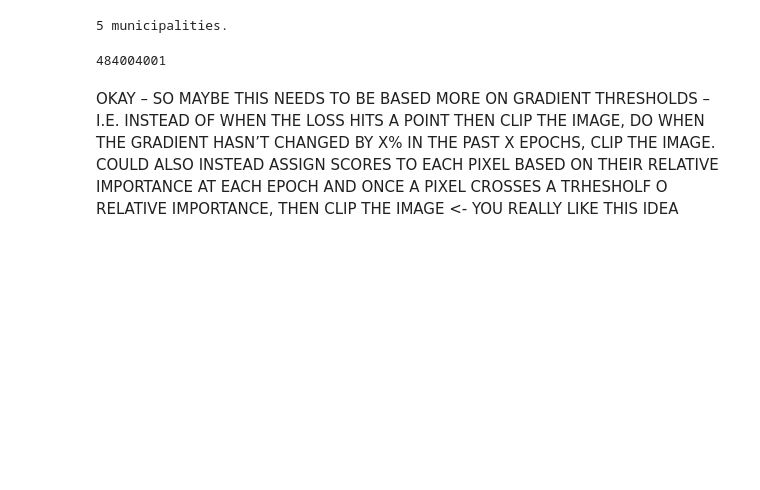
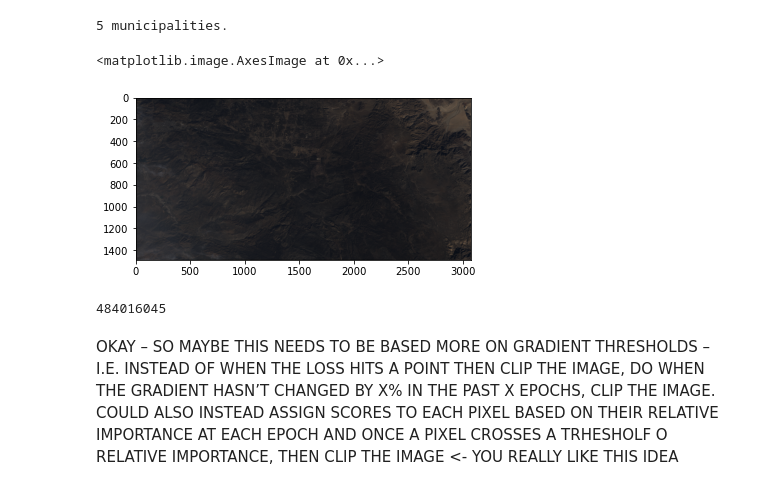
Before and after one commit to heatherbaier/geozoom-net, a Jupyter notebook: starting_real_training2-Copy1.ipynb, the cells around one changed output. Drawn from its saved outputs; the diff is of its cells as text; code cells hidden in the pictures; blank space fills up the shorter version.

```diff
--- a/starting_real_training2-Copy1.ipynb
+++ b/starting_real_training2-Copy1.ipynb
@@ -50,14 +50,21 @@ from utils2 import *
 #     SqED[SqED<0]=0.0
 #     ED = np.sqrt(SqED)
 #     return ED
+# %%
+image_indices = [0, 427, 775, 1000, 1042]
 # %%
-image_names = get_png_names("../pooling/data/MEX2/")[0:5]
+# image_names = get_png_names("../pooling/data/MEX2/")#[100:105]
+image_names = get_png_names("../pooling/data/MEX2/")
+image_names = [image_names[i] for i in range(len(image_names)) if i in image_indices]
 y = get_migrants("../pooling/data/migration_data.json" , image_names)
 # %% [output]
 5 municipalities.
 # %%
-# hm = load_inputs(image_names[0])#.to(device)
-# plt.imshow(hm[0].permute(1,2,0))
+hm = load_inputs(image_names[0])#.to(device)
+plt.imshow(hm[0].permute(1,2,0))
+# %% [output]
+<matplotlib.image.AxesImage at 0x...>
+[figure, added]
 # %%
 BATCH_SIZE = 1
 
@@ -72,7 +79,7 @@ val_dl = torch.utils.data.DataLoader(val, batch_size = BATCH_SIZE, shuffle = Tru
 for i, o in val_dl:
     print(i[0].split("/")[4])
 # %% [output]
-484004001
+484016045
 # %% [markdown]
 OKAY – SO MAYBE THIS NEEDS TO BE BASED MORE ON GRADIENT THRESHOLDS – I.E. INSTEAD OF WHEN THE LOSS HITS A POINT THEN CLIP THE IMAGE, DO WHEN THE GRADIENT HASN’T CHANGED BY X% IN THE PAST X EPOCHS, CLIP THE IMAGE. COULD ALSO INSTEAD ASSIGN SCORES TO EACH PIXEL BASED ON THEIR RELATIVE IMPORTANCE AT EACH EPOCH AND ONCE A PIXEL CROSSES A TRHESHOLF O RELATIVE IMPORTANCE, THEN CLIP THE IMAGE <- YOU REALLY LIKE THIS IDEA
 # %% [markdown]
```
Also changed, not shown: parts of 9 cells of this notebook.
